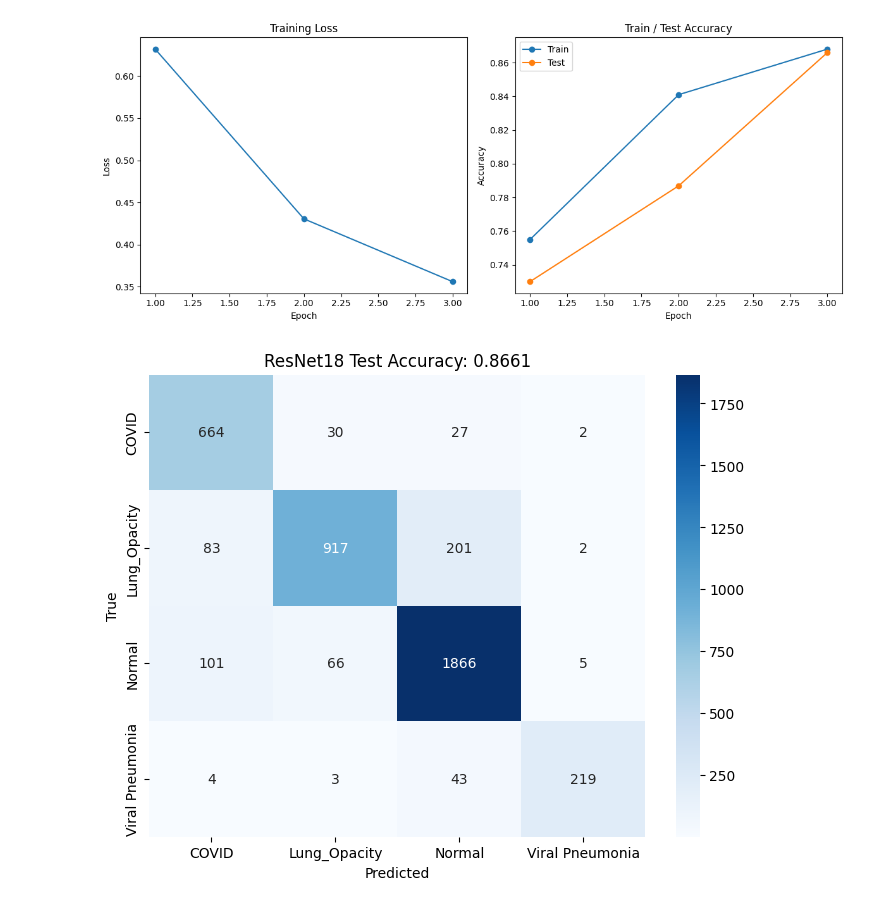
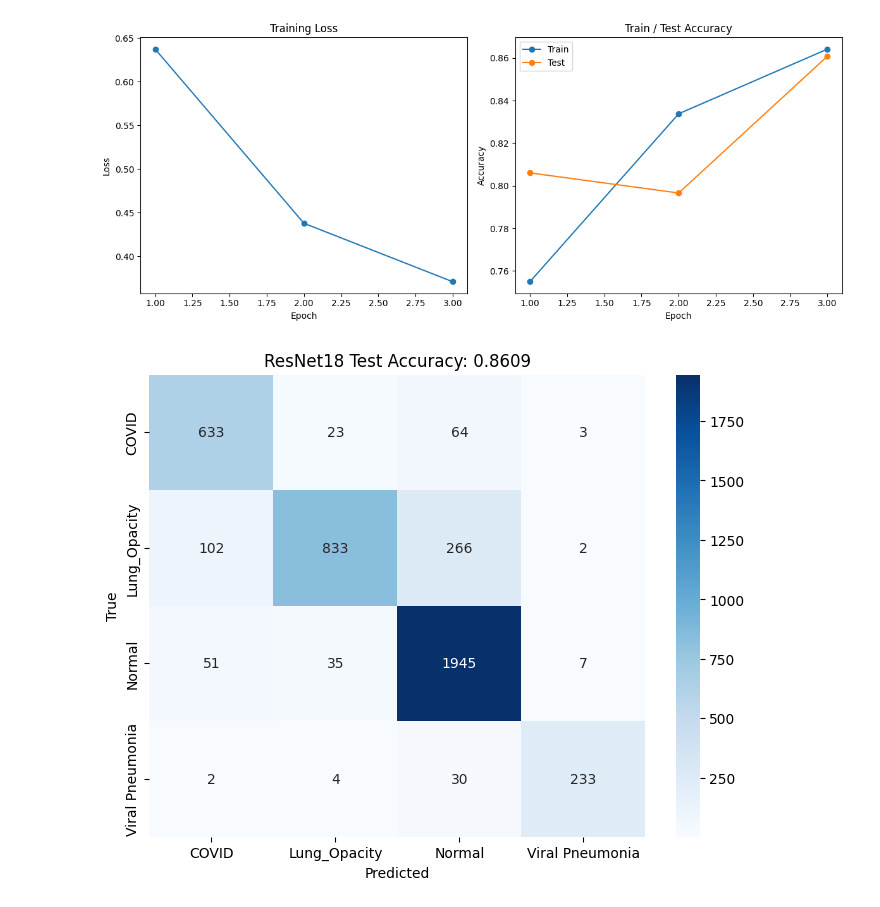
Before and after one commit to blackpink-200410/zemi-saisyuukadai, a Jupyter notebook: Untitled0.ipynb, the cells around one changed output. Drawn from its saved outputs; the diff is of its cells as text; code cells hidden in the pictures.

Commit message:
CNN(残差接続なし)

```diff
--- a/Untitled0.ipynb
+++ b/Untitled0.ipynb
@@ -23,5 +23,5 @@ Requirement already satisfied: certifi>=2017.4.17 in /usr/local/lib/python3.12/d
 # %%
-#CNN（残差接続）
+#CNN(残差接続なし)
 
 # ================================
 # 0. ライブラリの読み込み
@@ -43,10 +43,6 @@ import matplotlib.pyplot as plt
 # 1. データセットのダウンロード
 path = kagglehub.dataset_download("preetviradiya/covid19-radiography-dataset")
 data_path = f'{path}/COVID-19_Radiography_Dataset/COVID-19_Radiography_Dataset'
-
-# デバイスのセットアップ (GPUが使えればcuda、なければcpu)
-device = torch.device("cuda" if torch.cuda.is_available() else "cpu")
-print(f"Using device: {device}")
 
 # 2. 前処理（Data Augmentation & Normalization）
 # ImageNetの平均と標準偏差で正規化する
@@ -101,50 +97,41 @@ test_loader  = DataLoader(test_ds, batch_size=32, shuffle=False)
 
 
 # ================================
-# 4. Residual Block（ResNetの基本部品）
+# Plain CNN Block（skipなし）
 # ================================
-class ResidualBlock(nn.Module):
+class PlainBlock(nn.Module):
     def __init__(self, in_channels, out_channels, stride=1):
         super().__init__()
 
-        # 通常のCNN経路
-        self.conv1 = nn.Conv2d(
-            in_channels, out_channels,
-            kernel_size=3, stride=stride, padding=1, bias=False
+        self.block = nn.Sequential(
+            nn.Conv2d(
+                in_channels, out_channels,
+                kernel_size=3, stride=stride, padding=1, bias=False
+            ),
+            nn.BatchNorm2d(out_channels),
+            nn.ReLU(),
+
+            nn.Conv2d(
+                out_channels, out_channels,
+                kernel_size=3, stride=1, padding=1, bias=False
+            ),
+            nn.BatchNorm2d(out_channels),
+            nn.ReLU()
         )
-        self.bn1 = nn.BatchNorm2d(out_channels)
-
-        self.conv2 = nn.Conv2d(
-            out_channels, out_channels,
-            kernel_size=3, stride=1, padding=1, bias=False
-        )
-        self.bn2 = nn.BatchNorm2d(out_channels)
-
-        # skip connection（入力をそのまま足す）
-        self.shortcut = nn.Sequential()
-        if stride != 1 or in_channels != out_channels:
-            self.shortcut = nn.Sequential(
-                nn.Conv2d(in_channels, out_channels, kernel_size=1, stride=stride, bias=False),
-                nn.BatchNorm2d(out_channels)
-            )
 
     def forward(self, x):
-        out = torch.relu(self.bn1(self.conv1(x)))
-        out = self.bn2(self.conv2(out))
-        out += self.shortcut(x)   # ← 残差接続
-        out = torch.relu(out)
-        return out
+        return self.block(x)
 
 
 # ================================
-# 5. 疑似 ResNet18（CNNで再現）
+# PlainCNN18（ResNet18相当・skipなし）
 # ================================
-class PseudoResNet18(nn.Module):
+class PlainCNN18(nn.Module):
     def __init__(self, num_classes=4):
         super().__init__()
         self.in_channels = 64
 
-        # 最初の層
+        # stem（ResNet18と同じ）
         self.conv1 = nn.Sequential(
             nn.Conv2d(3, 64, kernel_size=7, stride=2, padding=3, bias=False),
             nn.BatchNorm2d(64),
@@ -152,7 +139,7 @@ class PseudoResNet18(nn.Module):
             nn.MaxPool2d(kernel_size=3, stride=2, padding=1)
         )
 
-        # ResNet18と同じ構成（2,2,2,2）
+        # 2,2,2,2 構成
         self.layer1 = self._make_layer(64, 2, stride=1)
         self.layer2 = self._make_layer(128, 2, stride=2)
         self.layer3 = self._make_layer(256, 2, stride=2)
@@ -163,11 +150,11 @@ class PseudoResNet18(nn.Module):
 
     def _make_layer(self, out_channels, blocks, stride):
         layers = []
-        layers.append(ResidualBlock(self.in_channels, out_channels, stride))
+        layers.append(PlainBlock(self.in_channels, out_channels, stride))
         self.in_channels = out_channels
 
         for _ in range(1, blocks):
-            layers.append(ResidualBlock(out_channels, out_channels))
+            layers.append(PlainBlock(out_channels, out_channels))
 
         return nn.Sequential(*layers)
 
@@ -185,7 +172,8 @@ class PseudoResNet18(nn.Module):
 # ================================
 # 6. モデル・損失関数・最適化手法
 # ================================
-model = PseudoResNet18(num_classes=4).to(device)
+device = torch.device("cuda" if torch.cuda.is_available() else "cpu")
+model = PlainCNN18(num_classes=4).to(device)
 
 criterion = nn.CrossEntropyLoss()
 optimizer = optim.Adam(model.parameters(), lr=1e-4)
@@ -194,7 +182,7 @@ optimizer = optim.Adam(model.parameters(), lr=1e-4)
 # ================================
 # 7. 学習 & テスト
 # ================================
-EPOCHS = 20
+EPOCHS = 3
 
 train_losses = []
 train_accs = []
@@ -309,2 +296,2 @@ Epoch [3/3] Loss: 0.3560 Train Acc: 0.8681 Test Acc: 0.8661
-[figure, old version]
+[figure, new version]
-[figure, old version]
+[figure, new version]
```
Also changed, not shown: parts of 2 cells of this notebook.
